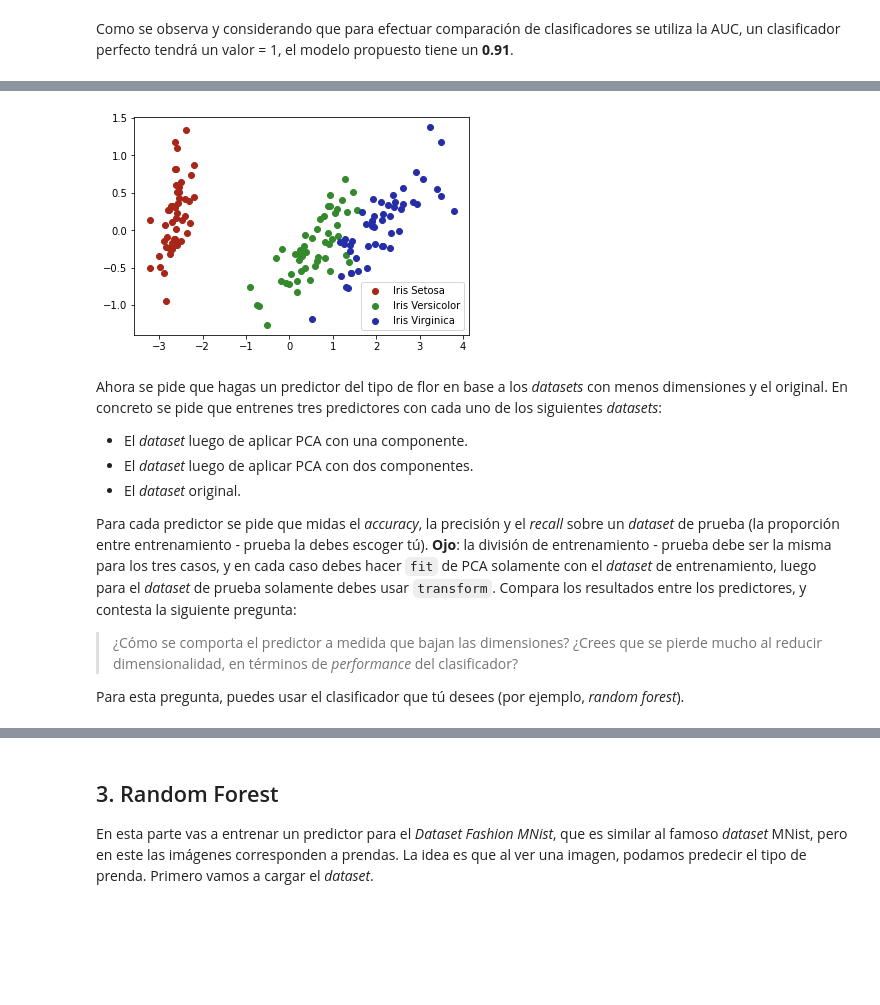
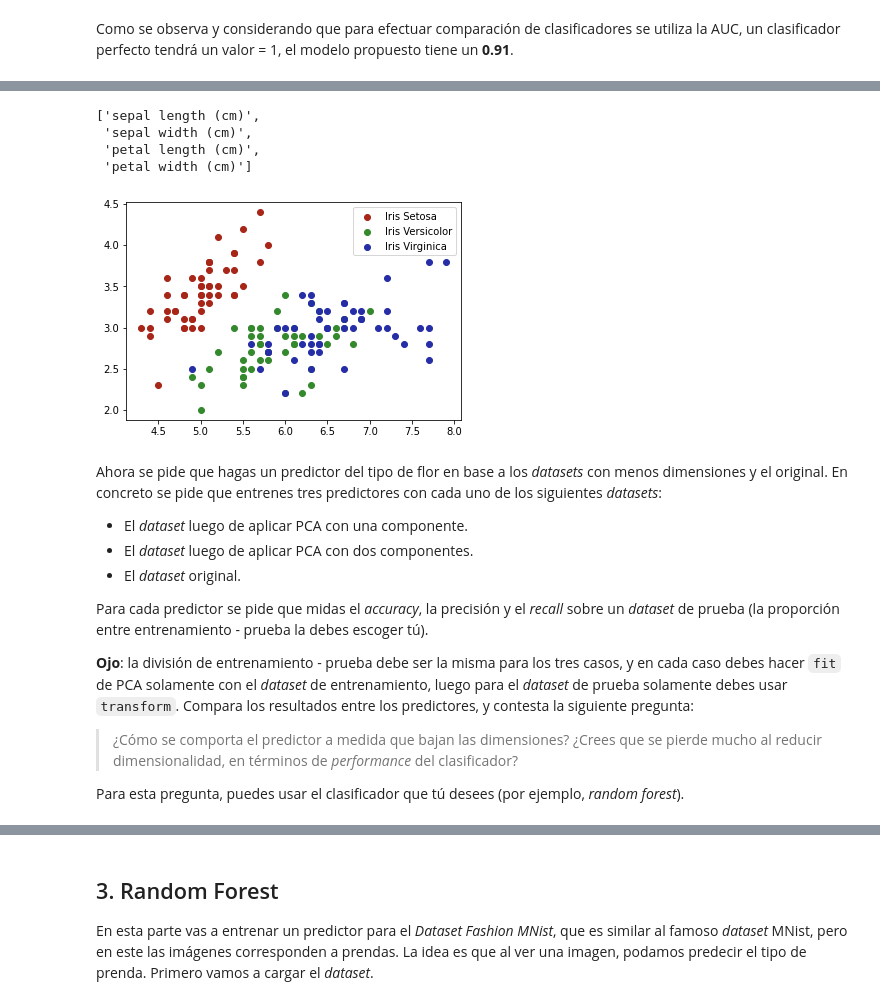
Before and after one commit to educarrascov/MIA_MachineLearning, a Jupyter notebook: 0. Trabajo Final MIA/Actividad Final educarrascov.ipynb, the cells around one changed output, grey strips where cells are left out. Saved outputs shown, nothing was run; the diff lists cells and outputs as text; code cells hidden in the pictures; blank space fills up the shorter version.

```diff
--- a/0. Trabajo Final MIA/Actividad Final educarrascov.ipynb
+++ b/0. Trabajo Final MIA/Actividad Final educarrascov.ipynb
@@ -333,16 +312,23 @@ array([[-2.68412563,  0.31939725],
+# %%
+iris['feature_names'] #Esto permite ver la cantidad de dimensiones que posee el dataset (4 en este caso).
+# %% [output]
+['sepal length (cm)',
+ 'sepal width (cm)',
+ 'petal length (cm)',
+ 'petal width (cm)']
 # %%
 import matplotlib.pyplot as plt
 
 cmap_bold = ['#a72618', '#34892d', '#262ea7']
 
-plt.scatter(X_2D[y==0, 0], X_2D[y==0, 1], c=cmap_bold[0], label='Iris Setosa')
-plt.scatter(X_2D[y==1, 0], X_2D[y==1, 1], c=cmap_bold[1], label='Iris Versicolor')
-plt.scatter(X_2D[y==2, 0], X_2D[y==2, 1], c=cmap_bold[2], label='Iris Virginica')
+plt.scatter(X [y==0, 0], X [y==0, 1], c=cmap_bold[0], label='Iris Setosa')
+plt.scatter(X [y==1, 0], X [y==1, 1], c=cmap_bold[1], label='Iris Versicolor')
+plt.scatter(X [y==2, 0], X [y==2, 1], c=cmap_bold[2], label='Iris Virginica')
 
 plt.legend()
 plt.show()
 # %% [output]
-[figure, old version]
+[figure, new version]
 # %% [markdown]
 Ahora se pide que hagas un predictor del tipo de flor en base a los _datasets_ con menos dimensiones y el original. En concreto se pide que entrenes tres predictores con cada uno de los siguientes _datasets_:
 
@@ -350,7 +336,9 @@ Ahora se pide que hagas un predictor del tipo de flor en base a los _datasets_ c
 - El _dataset_ luego de aplicar PCA con dos componentes.
 - El _dataset_ original.
 
-Para cada predictor se pide que midas el _accuracy_, la precisión y el _recall_ sobre un _dataset_ de prueba (la proporción entre entrenamiento - prueba la debes escoger tú). **Ojo**: la división de entrenamiento - prueba debe ser la misma para los tres casos, y en cada caso debes hacer `fit` de PCA solamente con el _dataset_ de entrenamiento, luego para el _dataset_ de prueba solamente debes usar  `transform`. Compara los resultados entre los predictores, y contesta la siguiente pregunta:
+Para cada predictor se pide que midas el _accuracy_, la precisión y el _recall_ sobre un _dataset_ de prueba (la proporción entre entrenamiento - prueba la debes escoger tú).
+
+**Ojo**: la división de entrenamiento - prueba debe ser la misma para los tres casos, y en cada caso debes hacer `fit` de PCA solamente con el _dataset_ de entrenamiento, luego para el _dataset_ de prueba solamente debes usar  `transform`. Compara los resultados entre los predictores, y contesta la siguiente pregunta:
 
 > ¿Cómo se comporta el predictor a medida que bajan las dimensiones? ¿Crees que se pierde mucho al reducir dimensionalidad, en términos de _performance_ del clasificador?
 
```
Also changed, not shown: parts of 77 cells of this notebook.
